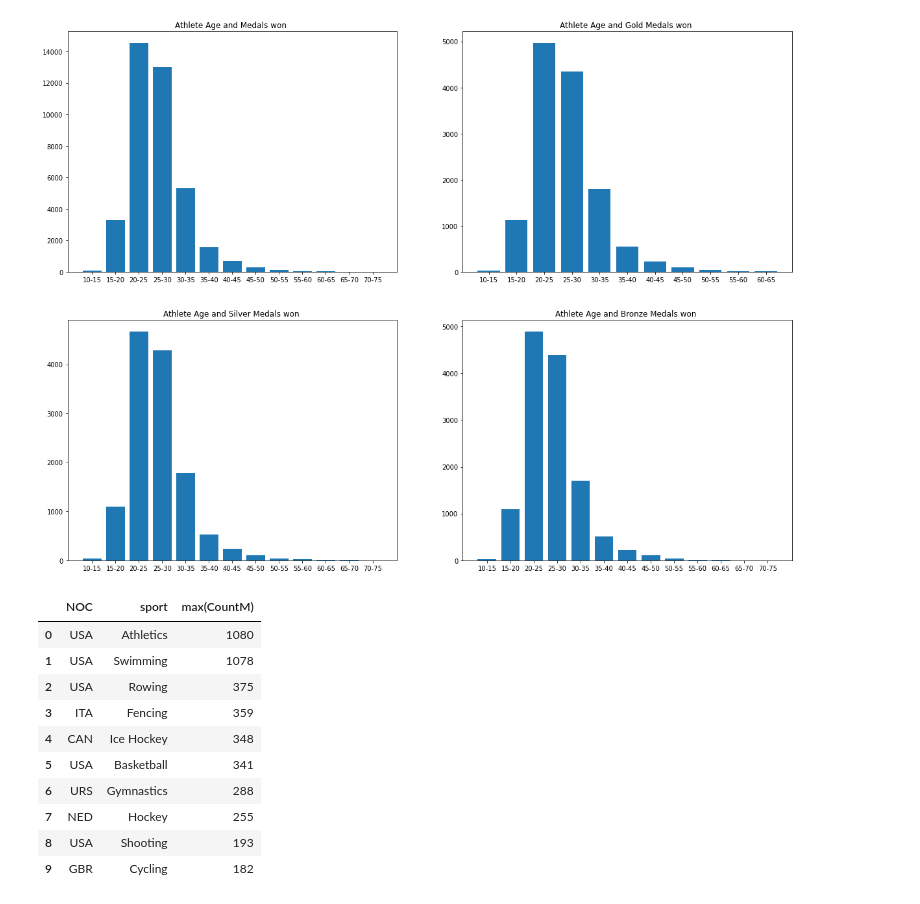
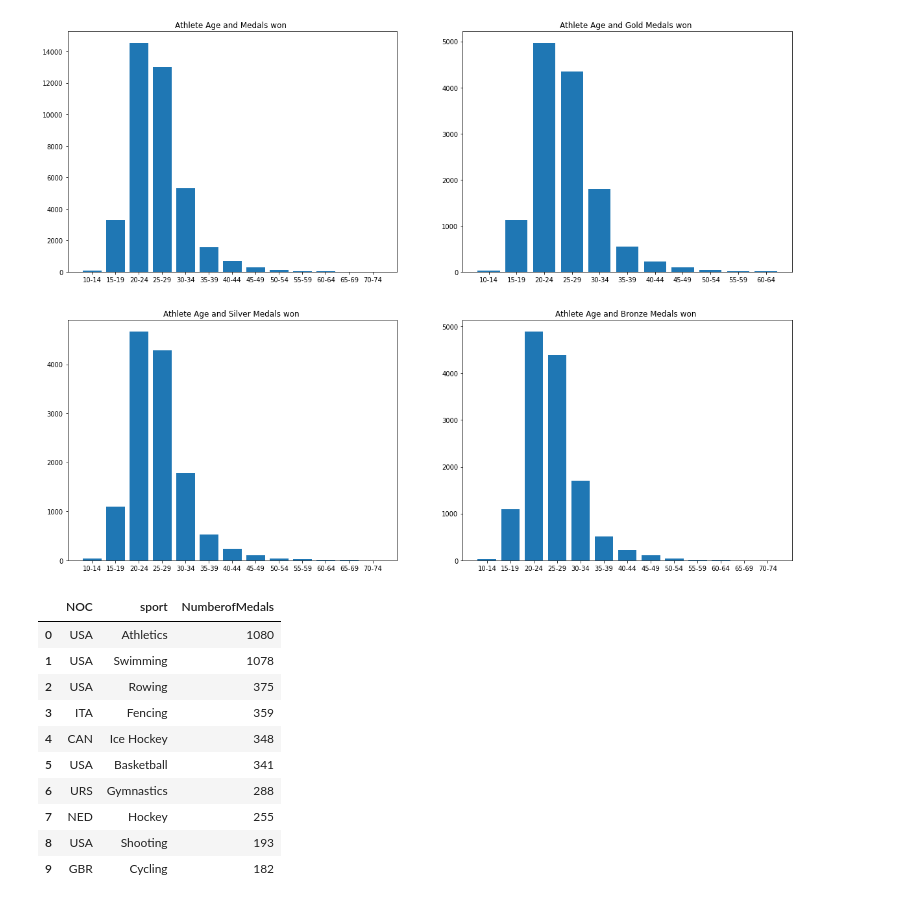
Before and after one commit to baljor3/olympics, a Jupyter notebook: capstone project.ipynb, the cells around one changed output. Saved outputs shown, nothing was run; the diff lists cells and outputs as text; code cells hidden in the pictures.

```diff
--- a/capstone project.ipynb
+++ b/capstone project.ipynb
@@ -31,3 +51,22 @@ Nocregion=pd.read_csv('noc_regions.csv')
+# %%
+Athlete.loc[Athlete['Age'].between(10,15,'left'),'Agebin'] ='10-14'
+Athlete.loc[Athlete['Age'].between(15,20,'left'),'Agebin'] ='15-19'
+Athlete.loc[Athlete['Age'].between(20,25,'left'),'Agebin'] ='20-24'
+Athlete.loc[Athlete['Age'].between(25,30,'left'),'Agebin'] ='25-29'
+Athlete.loc[Athlete['Age'].between(30,35,'left'),'Agebin'] ='30-34'
+Athlete.loc[Athlete['Age'].between(35,40,'left'),'Agebin'] ='35-39'
+Athlete.loc[Athlete['Age'].between(40,45,'left'),'Agebin'] ='40-44'
+Athlete.loc[Athlete['Age'].between(45,50,'left'),'Agebin'] ='45-49'
+Athlete.loc[Athlete['Age'].between(50,55,'left'),'Agebin'] ='50-54'
+Athlete.loc[Athlete['Age'].between(55,60,'left'),'Agebin'] ='55-59'
+Athlete.loc[Athlete['Age'].between(60,65,'left'),'Agebin'] ='60-64'
+Athlete.loc[Athlete['Age'].between(65,70,'left'),'Agebin'] ='65-69'
+Athlete.loc[Athlete['Age'].between(70,75,'left'),'Agebin'] ='70-74'
+Athlete.loc[Athlete['Age'].between(75,80,'left'),'Agebin'] ='75-79'
+Athlete.loc[Athlete['Age'].between(80,85,'left'),'Agebin'] ='80-84'
+Athlete.loc[Athlete['Age'].between(85,90,'left'),'Agebin'] ='85-89'
+Athlete.loc[Athlete['Age'].between(90,95,'left'),'Agebin'] ='90-94'
+Athlete.loc[Athlete['Age'].between(95,100,'both'),'Agebin'] ='95-100'
 # %%
 #data info for Nocregion
 Nocregion.info()
@@ -63,25 +102,6 @@ Data columns (total 15 columns):
  14  Medal   39783 non-null   object
 dtypes: float64(3), int64(2), object(10)
 memory usage: 31.0+ MB
-# %%
-Athlete.loc[Athlete['Age'].between(10,15,'left'),'Agebin'] ='10-15'
-Athlete.loc[Athlete['Age'].between(15,20,'left'),'Agebin'] ='15-20'
-Athlete.loc[Athlete['Age'].between(20,25,'left'),'Agebin'] ='20-25'
-Athlete.loc[Athlete['Age'].between(25,30,'left'),'Agebin'] ='25-30'
-Athlete.loc[Athlete['Age'].between(30,35,'left'),'Agebin'] ='30-35'
-Athlete.loc[Athlete['Age'].between(35,40,'left'),'Agebin'] ='35-40'
-Athlete.loc[Athlete['Age'].between(40,45,'left'),'Agebin'] ='40-45'
-Athlete.loc[Athlete['Age'].between(45,50,'left'),'Agebin'] ='45-50'
-Athlete.loc[Athlete['Age'].between(50,55,'left'),'Agebin'] ='50-55'
-Athlete.loc[Athlete['Age'].between(55,60,'left'),'Agebin'] ='55-60'
-Athlete.loc[Athlete['Age'].between(60,65,'left'),'Agebin'] ='60-65'
-Athlete.loc[Athlete['Age'].between(65,70,'left'),'Agebin'] ='65-70'
-Athlete.loc[Athlete['Age'].between(70,75,'left'),'Agebin'] ='70-75'
-Athlete.loc[Athlete['Age'].between(75,80,'left'),'Agebin'] ='75-80'
-Athlete.loc[Athlete['Age'].between(80,85,'left'),'Agebin'] ='80-85'
-Athlete.loc[Athlete['Age'].between(85,90,'left'),'Agebin'] ='85-90'
-Athlete.loc[Athlete['Age'].between(90,95,'left'),'Agebin'] ='90-95'
-Athlete.loc[Athlete['Age'].between(95,100,'left'),'Agebin'] ='95-100'
 # %%
 #histograms of Age,Height, and Weight
 fig, ((ax0, ax1, ax2)) = plt.subplots(nrows=1, ncols=3)
@@ -602,17 +622,17 @@ plt.show()
 [figure]
 # %%
 psql.sqldf("""
-select NOC,sport,max(CountM)
+select NOC,sport,max(CountM) As NumberofMedals
 from( select NOC, sport , count(medal) as CountM
 from Athlete
 where medal is not null
 group by NOC, sport)
 group by sport
 order by max(CountM) DESC
 limit 10
 """)
 # %% [output]
-|  | NOC | sport | max(CountM) |
+|  | NOC | sport | NumberofMedals |
 | 0 | USA | Athletics | 1080 |
 | 1 | USA | Swimming | 1078 |
 | 2 | USA | Rowing | 375 |
```
Also changed, not shown: parts of 7 cells of this notebook.
